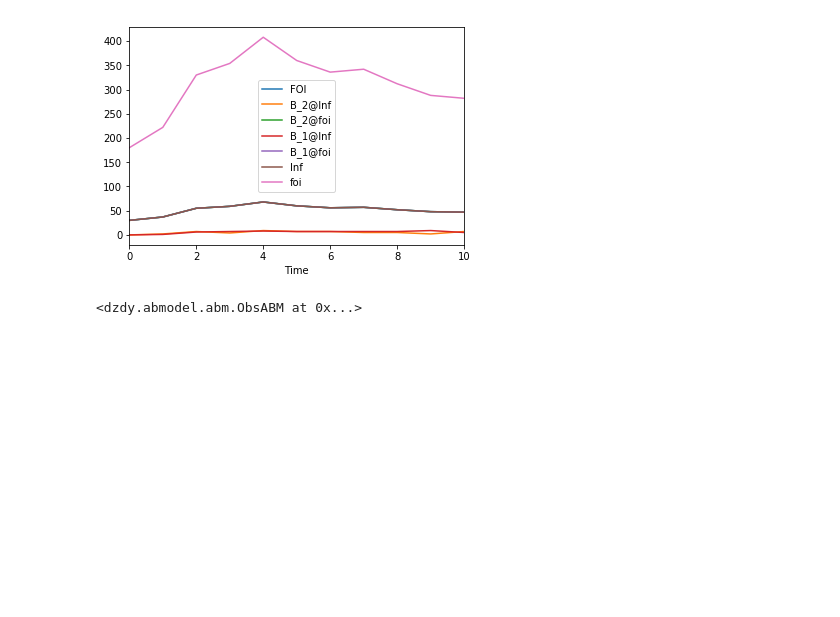
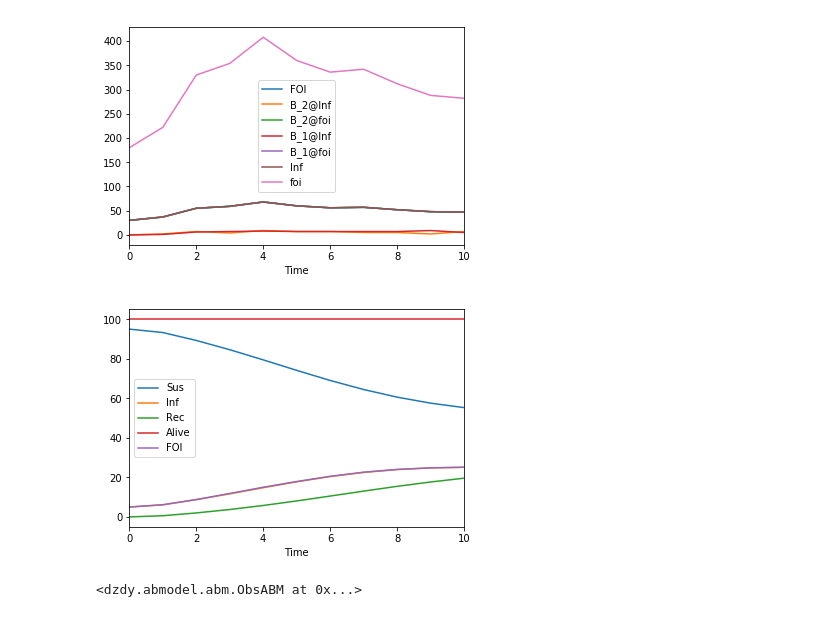
Before and after one commit to CxModelling/PyComplexism, a Jupyter notebook: Hood.ipynb, the cells around one changed output. Saved outputs shown, nothing was run; the diff lists cells and outputs as text; code cells hidden in the pictures; blank space fills up the shorter version.

```diff
--- a/Hood.ipynb
+++ b/Hood.ipynb
@@ -131,9 +107,11 @@ cfd.add_behaviour('Dead', be_type='Reincarnation', s_death='Dead', s_birth='Sus'
 cfd.set_observations(states=['Sus', 'Inf', 'Rec', 'Alive'], behaviours=['FOI'])
 # %%
-mod, out = da.simulate('EBM', y0={'Sus': 95, 'Inf': 5}, fr=0 ,to=10, dt=.01)
+mod, out = da.simulate('EBM', y0={'Sus': 95, 'Inf': 5}, fr=0 ,to=10, dt=1)
 #da.copy_model(mod_src=mod)
 out.plot()
 plt.show()
+# %% [output]
+[figure, added]
 # %%
 out = simulate(model, y0={'Sus': 95, 'Inf': 5}, fr=0 ,to=10, dt=0.1)
 out.plot()
```
Also changed, not shown: parts of 3 cells of this notebook, 1 other file.
